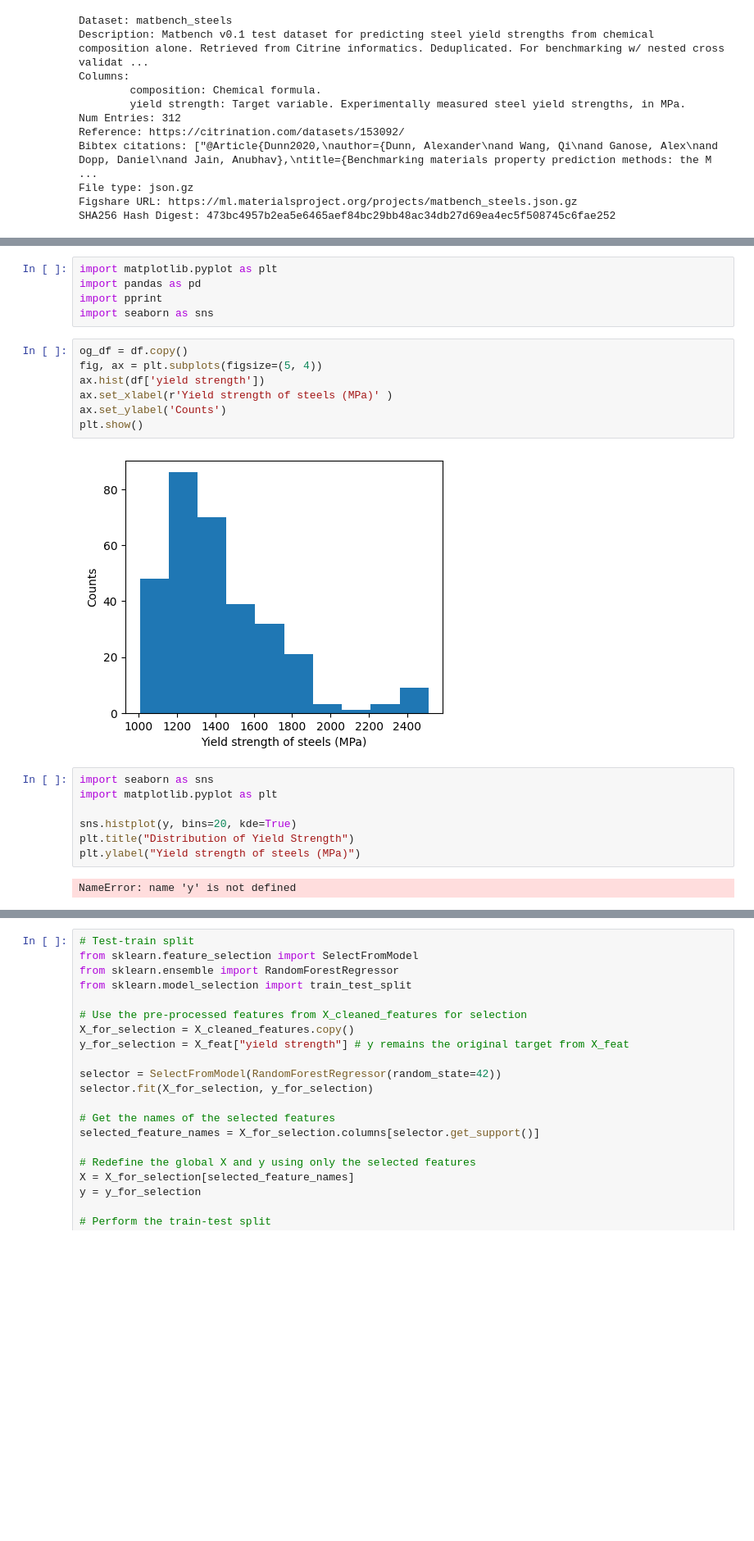
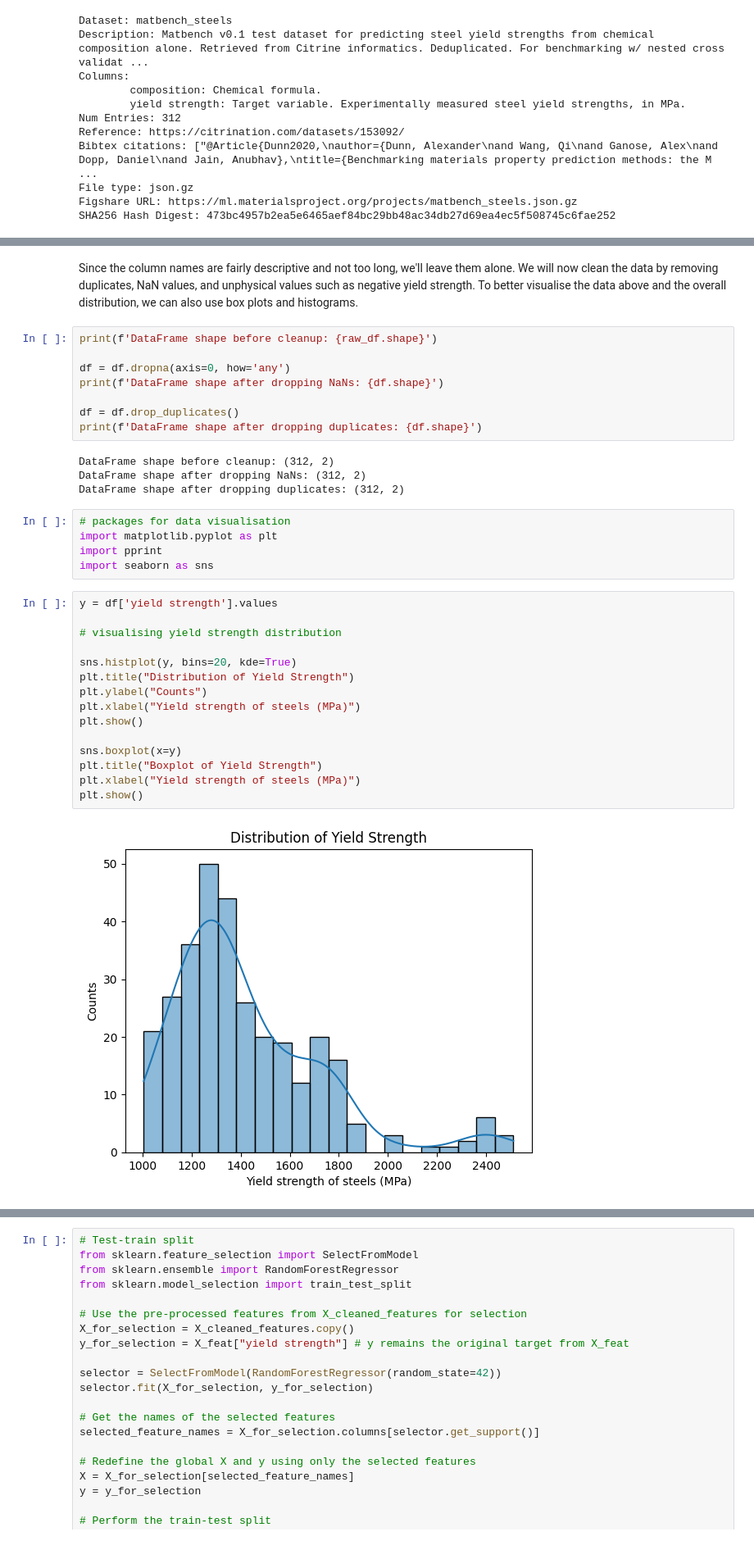
Before and after one commit to whyyyyyft/ML-materials, a Jupyter notebook: ML_Research.ipynb, the cells around one changed output, grey strips where cells are left out. Shown at 82% size. Cells and saved outputs as stored; diff of their text form; blank space fills up the shorter version.

Commit message:
data visualisation, splits and stuff

```diff
--- a/ML_Research.ipynb
+++ b/ML_Research.ipynb
@@ -154,23 +166,36 @@ Choose relevant features, which may be based on composition or structure, depend
+# %% [markdown]
+Since the column names are fairly descriptive and not too long, we'll leave them alone. We will now clean the data by removing duplicates, NaN values, and unphysical values such as negative yield strength. To better visualise the data above and the overall  distribution, we can also use box plots and histograms.
+# %%
+print(f'DataFrame shape before cleanup: {raw_df.shape}')
+
+df = df.dropna(axis=0, how='any')
+print(f'DataFrame shape after dropping NaNs: {df.shape}')
+
+df = df.drop_duplicates()
+print(f'DataFrame shape after dropping duplicates: {df.shape}')
+# %% [output]
+DataFrame shape before cleanup: (312, 2)
+DataFrame shape after dropping NaNs: (312, 2)
+DataFrame shape after dropping duplicates: (312, 2)
 # %%
+# packages for data visualisation
 import matplotlib.pyplot as plt
-import pandas as pd
 import pprint
 import seaborn as sns
-# %%
-og_df = df.copy()
-fig, ax = plt.subplots(figsize=(5, 4))
-ax.hist(df['yield strength'])
-ax.set_xlabel(r'Yield strength of steels (MPa)' )
-ax.set_ylabel('Counts')
-plt.show()
-# %% [output]
-[figure, removed]
 # %%
-import seaborn as sns
-import matplotlib.pyplot as plt
+y = df['yield strength'].values
+
+# visualising yield strength distribution
 
 sns.histplot(y, bins=20, kde=True)
 plt.title("Distribution of Yield Strength")
-plt.ylabel("Yield strength of steels (MPa)")
+plt.ylabel("Counts")
+plt.xlabel("Yield strength of steels (MPa)")
+plt.show()
+
+sns.boxplot(x=y)
+plt.title("Boxplot of Yield Strength")
+plt.xlabel("Yield strength of steels (MPa)")
+plt.show()
 # %% [output]
-NameError: name 'y' is not defined
+[figure, added]
```
Also changed, not shown: parts of 28 cells of this notebook.
